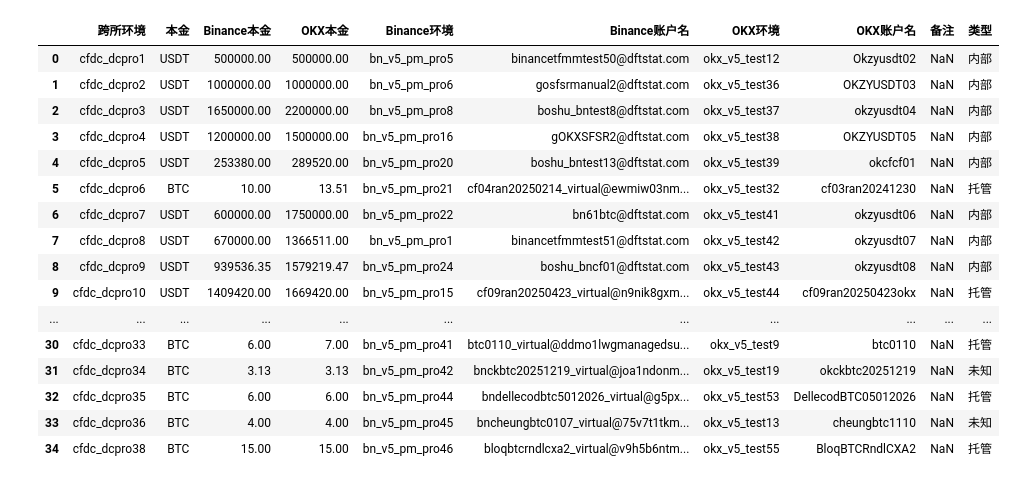
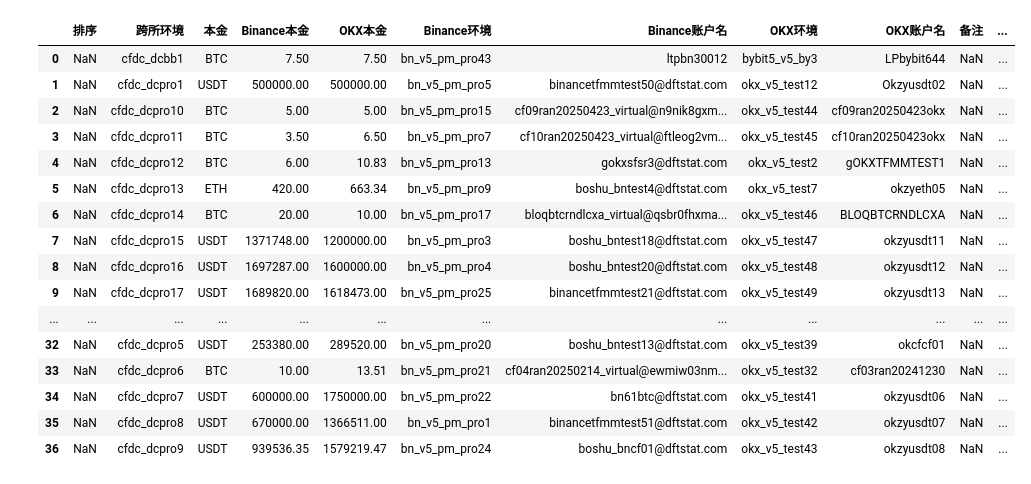
Before and after one commit to 5raymaizi/obentech-cf, a Jupyter notebook: dc_account_info (1).ipynb, the cells around one changed output. Drawn from its saved outputs; the diff is of its cells as text; code cells hidden in the pictures.

```diff
--- a/dc_account_info (1).ipynb
+++ b/dc_account_info (1).ipynb
@@ -134,52 +134,52 @@ def login(prefix="mmadminjp"):
 verfied_session, verfied_cookies = login(prefix='mmadmin')
 verfied_session1, verfied_cookies1 = login(prefix='mmadminjp3')
 # %%
-dc_name = pd.read_excel(f'{base_dir}/Obentech/CF环境账户对应关系.xlsx')
+dc_name = pd.read_excel(f'{base_dir}/Obentech/CF环境账户对应关系0225.xlsx')
 dc_name.dropna(subset=['Binance账户名','本金'],inplace=True)
 dc_name = dc_name[dc_name['备注'].isna()]
 dc_name.reset_index(drop=True, inplace=True)
 # 新增：类型（OKX账户名包含 zy/ZY -> 内部，否则托管）
 # mask_internal = dc_name['OKX账户名'].fillna('').str.contains('zy', case=False, regex=False)
 # dc_name['类型'] = np.where(mask_internal, '内部', '托管')
 
 
 
 # 公司资金（内部）
 env_company = ["cfdc_dcpro1","cfdc_dcpro2","cfdc_dcpro3","cfdc_dcpro4","cfdc_dcpro5","cfdc_dcpro7",
                "cfdc_dcpro8","cfdc_dcpro9","cfdc_dcpro12","cfdc_dcpro13","cfdc_dcpro15","cfdc_dcpro16",
-               "cfdc_dcpro17","cfdc_dcpro24","cfdc_dcpro26","cfdc_dcpro27","cfdc_dcpro29"]
+               "cfdc_dcpro17","cfdc_dcpro22","cfdc_dcpro24","cfdc_dcpro26","cfdc_dcpro27","cfdc_dcpro29"]
 
 # 客户资金（托管）
 env_client = ["cfdc_dcpro6","cfdc_dcpro10","cfdc_dcpro11","cfdc_dcpro14","cfdc_dcpro18","cfdc_dcpro19",
               "cfdc_dcpro20","cfdc_dcpro21","cfdc_dcpro25","cfdc_dcpro28","cfdc_dcpro30","cfdc_dcpro31",
-              "cfdc_dcpro32","cfdc_dcpro33","cfdc_dcpro35","cfdc_dcpro38"]
+              "cfdc_dcpro32","cfdc_dcpro33","cfdc_dcpro34","cfdc_dcpro35","cfdc_dcpro36","cfdc_dcpro38","cfdc_dcbb1"]
 
 type_map = {e: "内部" for e in env_company}
 type_map.update({e: "托管" for e in env_client})
 
 dc_name["类型"] = dc_name["跨所环境"].map(type_map).fillna("未知")
 
 
 
 dc_name
 # %% [output]
-|  | 跨所环境 | 本金 | Binance本金 | OKX本金 | Binance环境 | Binance账户名 | OKX环境 | OKX账户名 | 备注 | 类型 |
-| 0 | cfdc_dcpro1 | USDT | 500000.00 | 500000.00 | bn_v5_pm_pro5 | binancetfmmtest50@dftstat.com | okx_v5_test12 | Okzyusdt02 | NaN | 内部 |
-| 1 | cfdc_dcpro2 | USDT | 1000000.00 | 1000000.00 | bn_v5_pm_pro6 | gosfsrmanual2@dftstat.com | okx_v5_test36 | OKZYUSDT03 | NaN | 内部 |
-| 2 | cfdc_dcpro3 | USDT | 1650000.00 | 2200000.00 | bn_v5_pm_pro8 | boshu_bntest8@dftstat.com | okx_v5_test37 | okzyusdt04 | NaN | 内部 |
-| 3 | cfdc_dcpro4 | USDT | 1200000.00 | 1500000.00 | bn_v5_pm_pro16 | gOKXSFSR2@dftstat.com | okx_v5_test38 | OKZYUSDT05 | NaN | 内部 |
-| 4 | cfdc_dcpro5 | USDT | 253380.00 | 289520.00 | bn_v5_pm_pro20 | boshu_bntest13@dftstat.com | okx_v5_test39 | okcfcf01 | NaN | 内部 |
-| 5 | cfdc_dcpro6 | BTC | 10.00 | 13.51 | bn_v5_pm_pro21 | cf04ran20250214_virtual@ewmiw03nm... | okx_v5_test32 | cf03ran20241230 | NaN | 托管 |
-| 6 | cfdc_dcpro7 | USDT | 600000.00 | 1750000.00 | bn_v5_pm_pro22 | bn61btc@dftstat.com | okx_v5_test41 | okzyusdt06 | NaN | 内部 |
-| 7 | cfdc_dcpro8 | USDT | 670000.00 | 1366511.00 | bn_v5_pm_pro1 | binancetfmmtest51@dftstat.com | okx_v5_test42 | okzyusdt07 | NaN | 内部 |
-| 8 | cfdc_dcpro9 | USDT | 939536.35 | 1579219.47 | bn_v5_pm_pro24 | boshu_bncf01@dftstat.com | okx_v5_test43 | okzyusdt08 | NaN | 内部 |
-| 9 | cfdc_dcpro10 | USDT | 1409420.00 | 1669420.00 | bn_v5_pm_pro15 | cf09ran20250423_virtual@n9nik8gxm... | okx_v5_test44 | cf09ran20250423okx | NaN | 托管 |
-| ... | ... | ... | ... | ... | ... | ... | ... | ... | ... | ... |
-| 30 | cfdc_dcpro33 | BTC | 6.00 | 7.00 | bn_v5_pm_pro41 | btc0110_virtual@ddmo1lwgmanagedsu... | okx_v5_test9 | btc0110 | NaN | 托管 |
-| 31 | cfdc_dcpro34 | BTC | 3.13 | 3.13 | bn_v5_pm_pro42 | bnckbtc20251219_virtual@joa1ndonm... | okx_v5_test19 | okckbtc20251219 | NaN | 未知 |
-| 32 | cfdc_dcpro35 | BTC | 6.00 | 6.00 | bn_v5_pm_pro44 | bndellecodbtc5012026_virtual@g5px... | okx_v5_test53 | DellecodBTC05012026 | NaN | 托管 |
-| 33 | cfdc_dcpro36 | BTC | 4.00 | 4.00 | bn_v5_pm_pro45 | bncheungbtc0107_virtual@75v7t1tkm... | okx_v5_test13 | cheungbtc1110 | NaN | 未知 |
-| 34 | cfdc_dcpro38 | BTC | 15.00 | 15.00 | bn_v5_pm_pro46 | bloqbtcrndlcxa2_virtual@v9h5b6ntm... | okx_v5_test55 | BloqBTCRndlCXA2 | NaN | 托管 |
+|  | 排序 | 跨所环境 | 本金 | Binance本金 | OKX本金 | Binance环境 | Binance账户名 | OKX环境 | OKX账户名 | 备注 | ... |
+| 0 | NaN | cfdc_dcbb1 | BTC | 7.50 | 7.50 | bn_v5_pm_pro43 | ltpbn30012 | bybit5_v5_by3 | LPbybit644 | NaN | ... |
+| 1 | NaN | cfdc_dcpro1 | USDT | 500000.00 | 500000.00 | bn_v5_pm_pro5 | binancetfmmtest50@dftstat.com | okx_v5_test12 | Okzyusdt02 | NaN | ... |
+| 2 | NaN | cfdc_dcpro10 | BTC | 5.00 | 5.00 | bn_v5_pm_pro15 | cf09ran20250423_virtual@n9nik8gxm... | okx_v5_test44 | cf09ran20250423okx | NaN | ... |
+| 3 | NaN | cfdc_dcpro11 | BTC | 3.50 | 6.50 | bn_v5_pm_pro7 | cf10ran20250423_virtual@ftleog2vm... | okx_v5_test45 | cf10ran20250423okx | NaN | ... |
+| 4 | NaN | cfdc_dcpro12 | BTC | 6.00 | 10.83 | bn_v5_pm_pro13 | gokxsfsr3@dftstat.com | okx_v5_test2 | gOKXTFMMTEST1 | NaN | ... |
+| 5 | NaN | cfdc_dcpro13 | ETH | 420.00 | 663.34 | bn_v5_pm_pro9 | boshu_bntest4@dftstat.com | okx_v5_test7 | okzyeth05 | NaN | ... |
+| 6 | NaN | cfdc_dcpro14 | BTC | 20.00 | 10.00 | bn_v5_pm_pro17 | bloqbtcrndlcxa_virtual@qsbr0fhxma... | okx_v5_test46 | BLOQBTCRNDLCXA | NaN | ... |
+| 7 | NaN | cfdc_dcpro15 | USDT | 1371748.00 | 1200000.00 | bn_v5_pm_pro3 | boshu_bntest18@dftstat.com | okx_v5_test47 | okzyusdt11 | NaN | ... |
+| 8 | NaN | cfdc_dcpro16 | USDT | 1697287.00 | 1600000.00 | bn_v5_pm_pro4 | boshu_bntest20@dftstat.com | okx_v5_test48 | okzyusdt12 | NaN | ... |
+| 9 | NaN | cfdc_dcpro17 | USDT | 1689820.00 | 1618473.00 | bn_v5_pm_pro25 | binancetfmmtest21@dftstat.com | okx_v5_test49 | okzyusdt13 | NaN | ... |
+| ... | ... | ... | ... | ... | ... | ... | ... | ... | ... | ... | ... |
+| 32 | NaN | cfdc_dcpro5 | USDT | 253380.00 | 289520.00 | bn_v5_pm_pro20 | boshu_bntest13@dftstat.com | okx_v5_test39 | okcfcf01 | NaN | ... |
+| 33 | NaN | cfdc_dcpro6 | BTC | 10.00 | 13.51 | bn_v5_pm_pro21 | cf04ran20250214_virtual@ewmiw03nm... | okx_v5_test32 | cf03ran20241230 | NaN | ... |
+| 34 | NaN | cfdc_dcpro7 | USDT | 600000.00 | 1750000.00 | bn_v5_pm_pro22 | bn61btc@dftstat.com | okx_v5_test41 | okzyusdt06 | NaN | ... |
+| 35 | NaN | cfdc_dcpro8 | USDT | 670000.00 | 1366511.00 | bn_v5_pm_pro1 | binancetfmmtest51@dftstat.com | okx_v5_test42 | okzyusdt07 | NaN | ... |
+| 36 | NaN | cfdc_dcpro9 | USDT | 939536.35 | 1579219.47 | bn_v5_pm_pro24 | boshu_bncf01@dftstat.com | okx_v5_test43 | okzyusdt08 | NaN | ... |
 # %%
 env_info1 = pd.DataFrame(columns=['control', 'accountEquity', 'actualEquity','accountMaintMargin','quoteAmount', 'uniMMR'])
 for j in  range(len(dc_name)):
```
Also changed, not shown: parts of 7 cells of this notebook, 3 other files.
